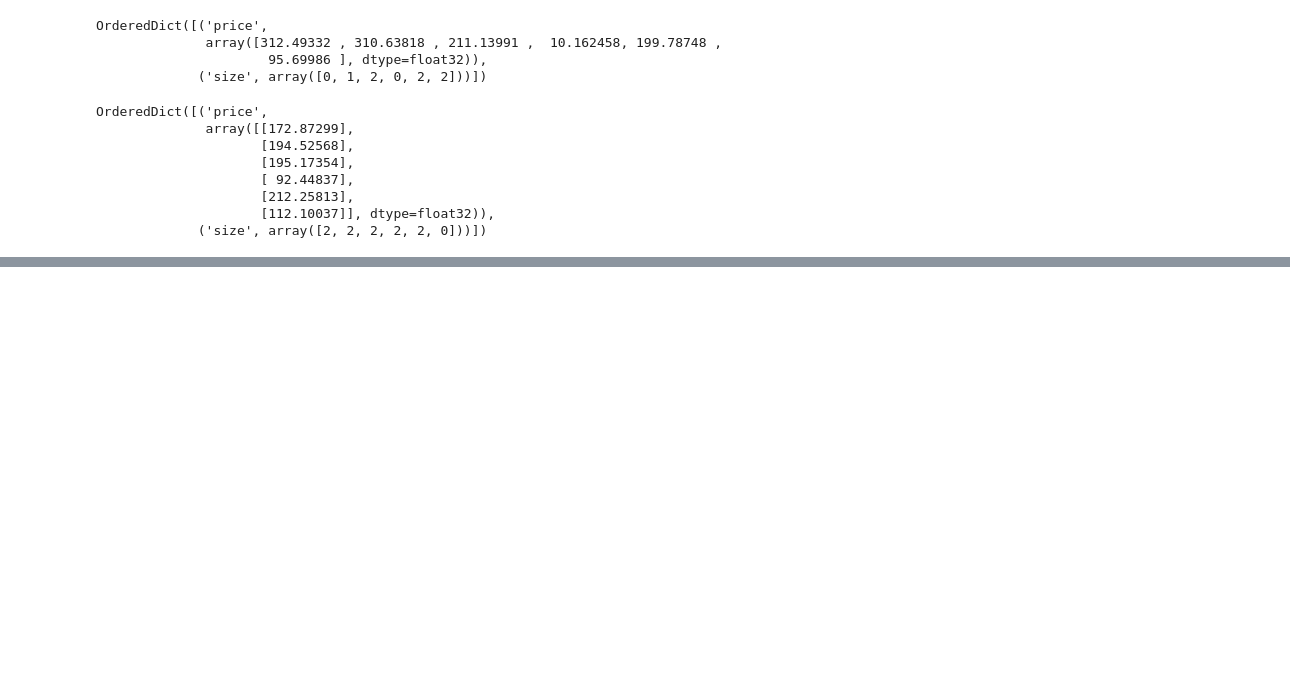
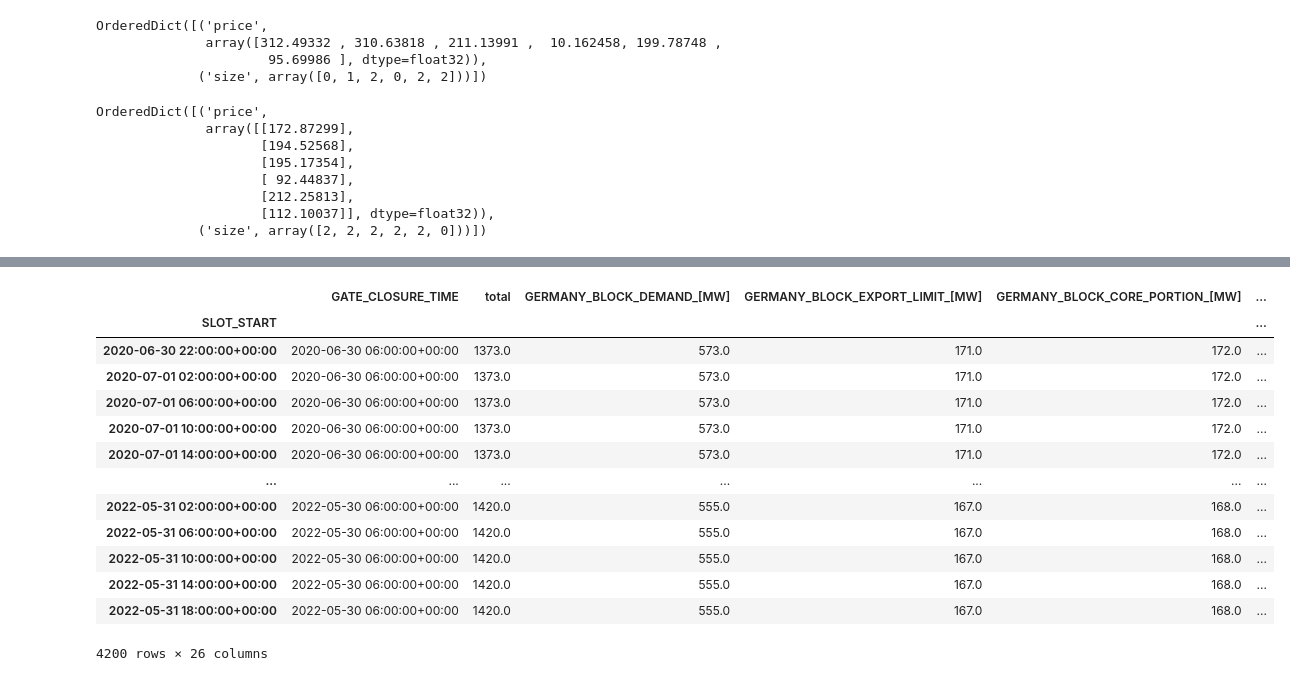
Before and after one commit to jlp237/MA-VPP-RL-bidding, a Jupyter notebook: archive/Archive.ipynb, the cells around one changed output, grey strips where cells are left out. Cells and saved outputs as stored; diff of their text form; code cells hidden in the pictures; blank space fills up the shorter version.

```diff
--- a/archive/Archive.ipynb
+++ b/archive/Archive.ipynb
@@ -2221,0 +2384,11 @@ obs = env.reset()
+# %%
+import pandas as pd
+tenders_df = pd.read_csv("../data/clean/tenders_all.csv", sep = ";", index_col = 0)
+tenders_df.index = pd.to_datetime(tenders_df.index)
+tenders_df
+
+renewables = pd.read_csv("../data/clean/renewables.csv", sep = ";", index_col = 0)
+renewables.index = pd.to_datetime(renewables.index)
+renewables = renewables["2021":"2021"]
+renewables = renewables["Hydro1"]
+renewables
@@ -2221,0 +2409,17 @@ obs = env.reset()
+# %%
+tenders_df
+# %% [output]
+|  | GATE_CLOSURE_TIME | total | GERMANY_BLOCK_DEMAND_[MW] | GERMANY_BLOCK_EXPORT_LIMIT_[MW] | GERMANY_BLOCK_CORE_PORTION_[MW] | ... |
+| SLOT_START |  |  |  |  |  | ... |
+| 2020-06-30 22:00:00+00:00 | 2020-06-30 06:00:00+00:00 | 1373.0 | 573.0 | 171.0 | 172.0 | ... |
+| 2020-07-01 02:00:00+00:00 | 2020-06-30 06:00:00+00:00 | 1373.0 | 573.0 | 171.0 | 172.0 | ... |
+| 2020-07-01 06:00:00+00:00 | 2020-06-30 06:00:00+00:00 | 1373.0 | 573.0 | 171.0 | 172.0 | ... |
+| 2020-07-01 10:00:00+00:00 | 2020-06-30 06:00:00+00:00 | 1373.0 | 573.0 | 171.0 | 172.0 | ... |
+| 2020-07-01 14:00:00+00:00 | 2020-06-30 06:00:00+00:00 | 1373.0 | 573.0 | 171.0 | 172.0 | ... |
+| ... | ... | ... | ... | ... | ... | ... |
+| 2022-05-31 02:00:00+00:00 | 2022-05-30 06:00:00+00:00 | 1420.0 | 555.0 | 167.0 | 168.0 | ... |
+| 2022-05-31 06:00:00+00:00 | 2022-05-30 06:00:00+00:00 | 1420.0 | 555.0 | 167.0 | 168.0 | ... |
+| 2022-05-31 10:00:00+00:00 | 2022-05-30 06:00:00+00:00 | 1420.0 | 555.0 | 167.0 | 168.0 | ... |
+| 2022-05-31 14:00:00+00:00 | 2022-05-30 06:00:00+00:00 | 1420.0 | 555.0 | 167.0 | 168.0 | ... |
+| 2022-05-31 18:00:00+00:00 | 2022-05-30 06:00:00+00:00 | 1420.0 | 555.0 | 167.0 | 168.0 | ... |
+4200 rows × 26 columns
```
Also changed, not shown: parts of 26 cells of this notebook, 29 other files.
